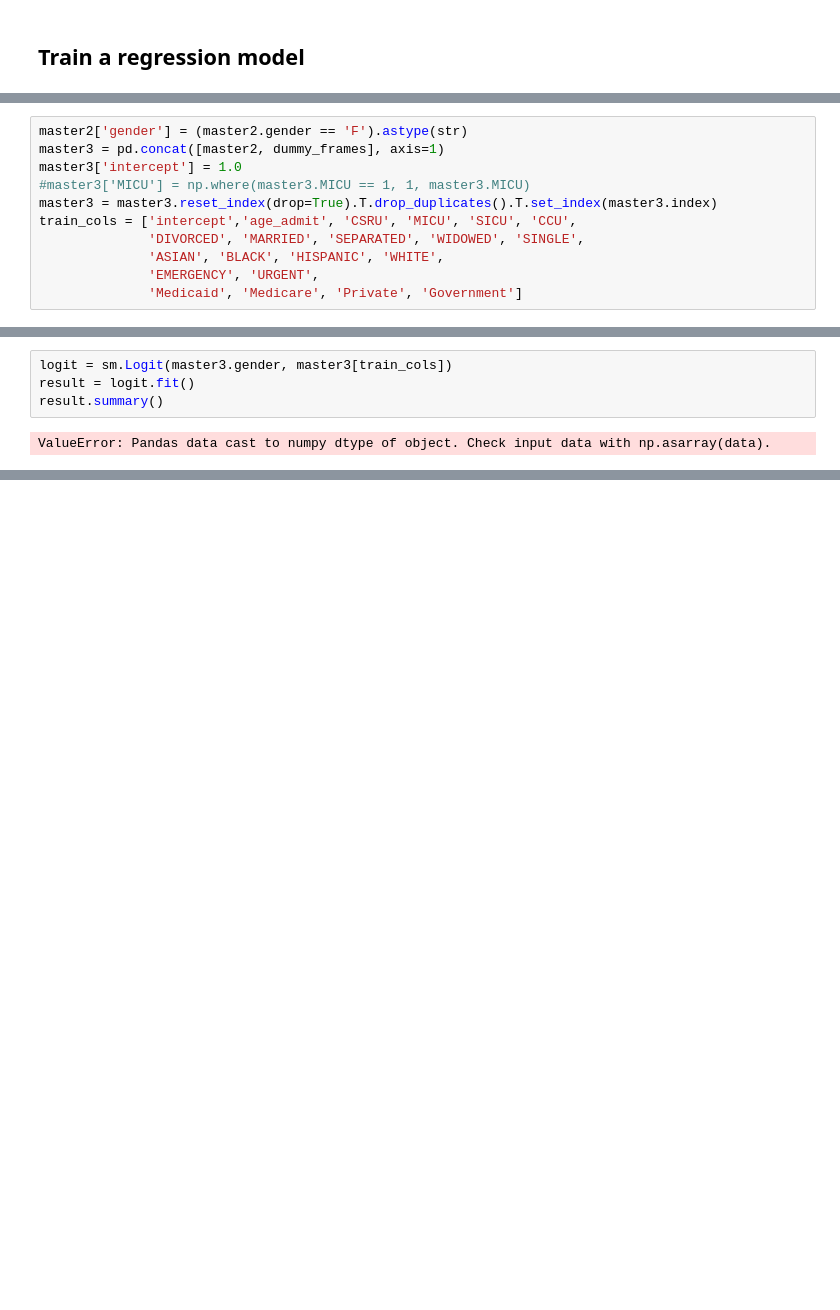
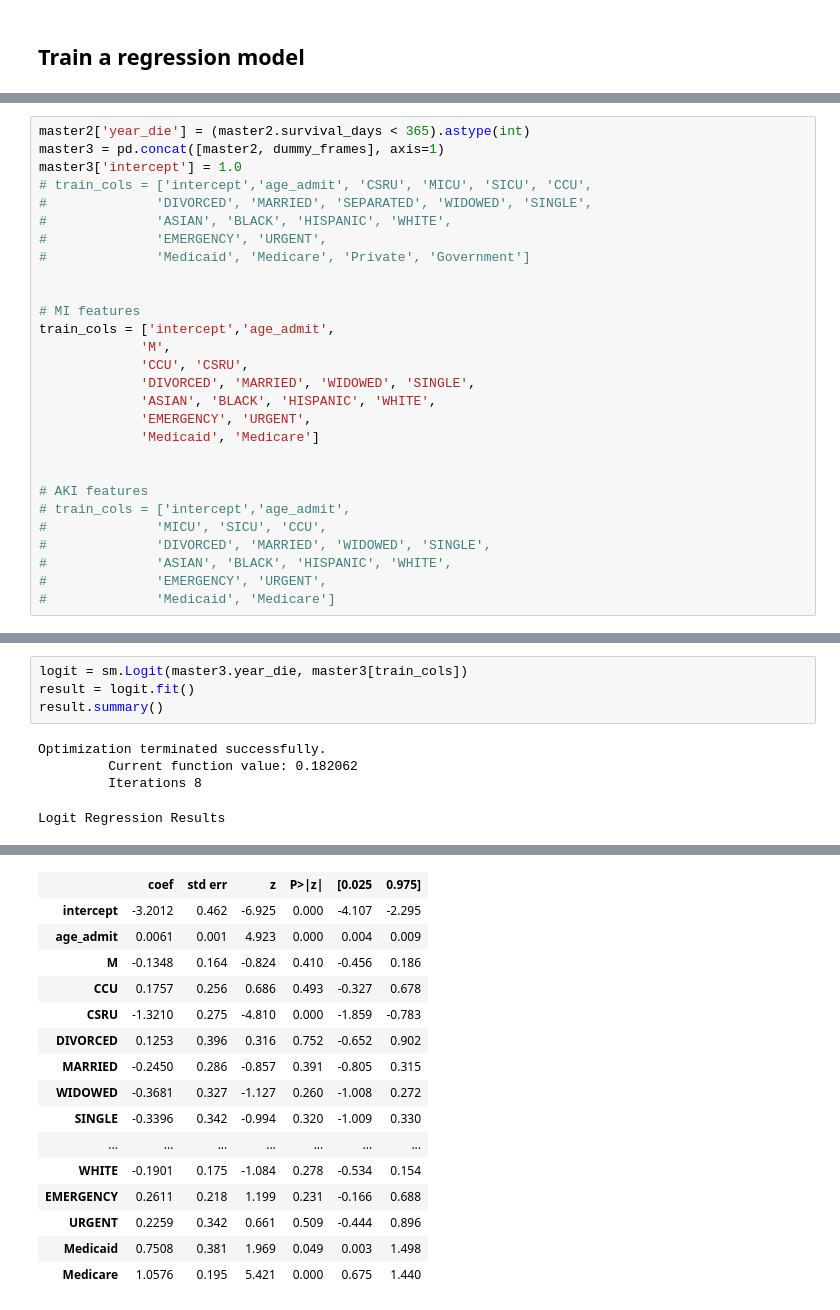
Before and after one commit to nkav/icu-risk-prediction, a Jupyter notebook: MIMIC_analysis.ipynb, the cells around one changed output, grey strips where cells are left out. Cells and saved outputs as stored; diff of their text form; blank space fills up the shorter version.

```diff
--- a/MIMIC_analysis.ipynb
+++ b/MIMIC_analysis.ipynb
@@ -99,11 +168,28 @@ dummy_frames = pd.concat(dummy_frames, axis=1)
 # %%
-master2['gender'] = (master2.gender == 'F').astype(str)
+master2['year_die'] = (master2.survival_days < 365).astype(int)
 master3 = pd.concat([master2, dummy_frames], axis=1)
 master3['intercept'] = 1.0
-#master3['MICU'] = np.where(master3.MICU == 1, 1, master3.MICU)
-master3 = master3.reset_index(drop=True).T.drop_duplicates().T.set_index(master3.index)
-train_cols = ['intercept','age_admit', 'CSRU', 'MICU', 'SICU', 'CCU',
-              'DIVORCED', 'MARRIED', 'SEPARATED', 'WIDOWED', 'SINGLE',
-              'ASIAN', 'BLACK', 'HISPANIC', 'WHITE',
-              'EMERGENCY', 'URGENT',
-              'Medicaid', 'Medicare', 'Private', 'Government']
+# train_cols = ['intercept','age_admit', 'CSRU', 'MICU', 'SICU', 'CCU',
+#              'DIVORCED', 'MARRIED', 'SEPARATED', 'WIDOWED', 'SINGLE',
+#              'ASIAN', 'BLACK', 'HISPANIC', 'WHITE',
+#              'EMERGENCY', 'URGENT',
+#              'Medicaid', 'Medicare', 'Private', 'Government']
+
+
+# MI features
+train_cols = ['intercept','age_admit',
+             'M',
+             'CCU', 'CSRU',
+             'DIVORCED', 'MARRIED', 'WIDOWED', 'SINGLE',
+             'ASIAN', 'BLACK', 'HISPANIC', 'WHITE',
+             'EMERGENCY', 'URGENT',
+             'Medicaid', 'Medicare']
+
+
+# AKI features
+# train_cols = ['intercept','age_admit',
+#              'MICU', 'SICU', 'CCU',
+#              'DIVORCED', 'MARRIED', 'WIDOWED', 'SINGLE',
+#              'ASIAN', 'BLACK', 'HISPANIC', 'WHITE',
+#              'EMERGENCY', 'URGENT',
+#              'Medicaid', 'Medicare']
@@ -110,6 +202,9 @@ train_cols = ['intercept','age_admit', 'CSRU', 'MICU', 'SICU', 'CCU',
 # %%
-logit = sm.Logit(master3.gender, master3[train_cols])
+logit = sm.Logit(master3.year_die, master3[train_cols])
 result = logit.fit()
 result.summary()
 # %% [output]
-ValueError: Pandas data cast to numpy dtype of object. Check input data with np.asarray(data).
+Optimization terminated successfully.
+         Current function value: 0.182062
+         Iterations 8
+Logit Regression Results
@@ -115,0 +218,16 @@ ValueError: Pandas data cast to numpy dtype of object. Check input data with np.
+|  | coef | std err | z | P>|z| | [0.025 | 0.975] |
+| intercept | -3.2012 | 0.462 | -6.925 | 0.000 | -4.107 | -2.295 |
+| age_admit | 0.0061 | 0.001 | 4.923 | 0.000 | 0.004 | 0.009 |
+| M | -0.1348 | 0.164 | -0.824 | 0.410 | -0.456 | 0.186 |
+| CCU | 0.1757 | 0.256 | 0.686 | 0.493 | -0.327 | 0.678 |
+| CSRU | -1.3210 | 0.275 | -4.810 | 0.000 | -1.859 | -0.783 |
+| DIVORCED | 0.1253 | 0.396 | 0.316 | 0.752 | -0.652 | 0.902 |
+| MARRIED | -0.2450 | 0.286 | -0.857 | 0.391 | -0.805 | 0.315 |
+| WIDOWED | -0.3681 | 0.327 | -1.127 | 0.260 | -1.008 | 0.272 |
+| SINGLE | -0.3396 | 0.342 | -0.994 | 0.320 | -1.009 | 0.330 |
+| ... | ... | ... | ... | ... | ... | ... |
+| WHITE | -0.1901 | 0.175 | -1.084 | 0.278 | -0.534 | 0.154 |
+| EMERGENCY | 0.2611 | 0.218 | 1.199 | 0.231 | -0.166 | 0.688 |
+| URGENT | 0.2259 | 0.342 | 0.661 | 0.509 | -0.444 | 0.896 |
+| Medicaid | 0.7508 | 0.381 | 1.969 | 0.049 | 0.003 | 1.498 |
+| Medicare | 1.0576 | 0.195 | 5.421 | 0.000 | 0.675 | 1.440 |
```
Also changed, not shown: parts of 21 cells of this notebook, 2 other files.
